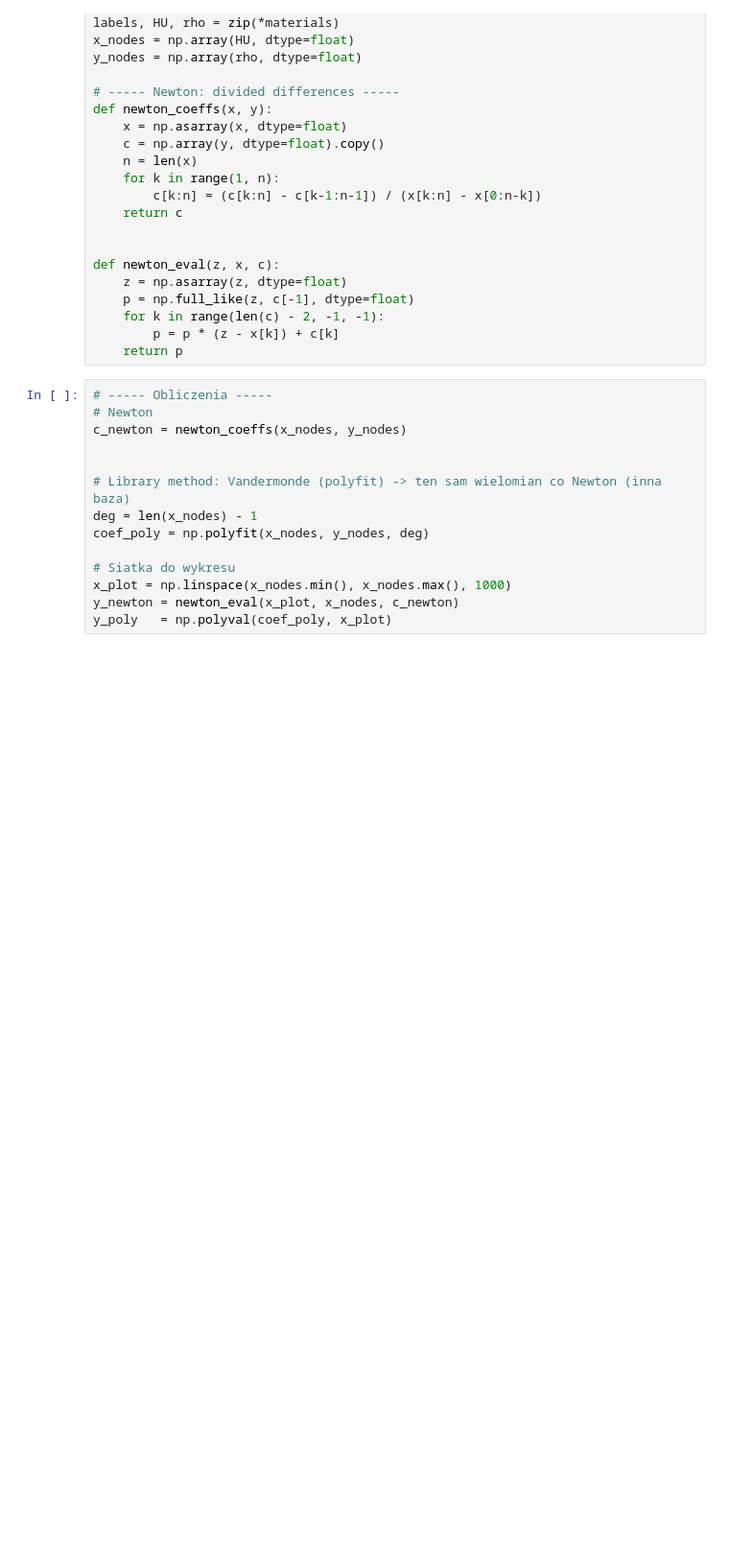
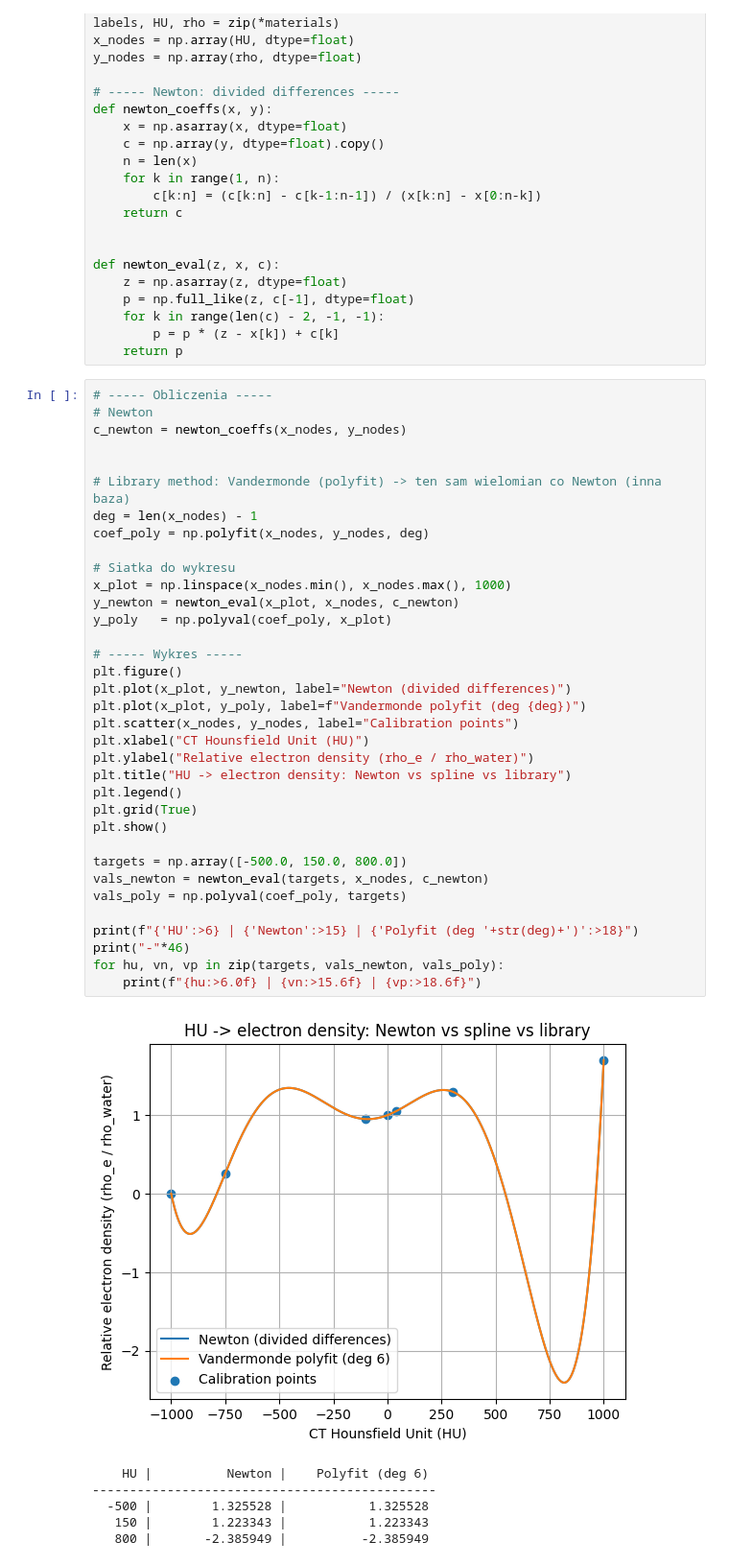
Before and after one commit to pjanowicz58/laboratoria, a Jupyter notebook: src/lab4.ipynb, the cells around one changed output. Shown: that part at 96% size. Saved outputs shown, nothing was run; the diff lists cells and outputs as text; blank space fills up the shorter version.

```diff
--- a/src/lab4.ipynb
+++ b/src/lab4.ipynb
@@ -35,14 +35,42 @@ def newton_eval(z, x, c):
 # %%
 # ----- Obliczenia -----
 # Newton
 c_newton = newton_coeffs(x_nodes, y_nodes)
 
 
 # Library method: Vandermonde (polyfit) -> ten sam wielomian co Newton (inna baza)
 deg = len(x_nodes) - 1
 coef_poly = np.polyfit(x_nodes, y_nodes, deg)
 
 # Siatka do wykresu
 x_plot = np.linspace(x_nodes.min(), x_nodes.max(), 1000)
 y_newton = newton_eval(x_plot, x_nodes, c_newton)
 y_poly   = np.polyval(coef_poly, x_plot)
+
+# ----- Wykres -----
+plt.figure()
+plt.plot(x_plot, y_newton, label="Newton (divided differences)")
+plt.plot(x_plot, y_poly, label=f"Vandermonde polyfit (deg {deg})")
+plt.scatter(x_nodes, y_nodes, label="Calibration points")
+plt.xlabel("CT Hounsfield Unit (HU)")
+plt.ylabel("Relative electron density (rho_e / rho_water)")
+plt.title("HU -> electron density: Newton vs spline vs library")
+plt.legend()
+plt.grid(True)
+plt.show()
+
+targets = np.array([-500.0, 150.0, 800.0])
+vals_newton = newton_eval(targets, x_nodes, c_newton)
+vals_poly = np.polyval(coef_poly, targets)
+
+print(f"{'HU':>6} | {'Newton':>15} | {'Polyfit (deg '+str(deg)+')':>18}")
+print("-"*46)
+for hu, vn, vp in zip(targets, vals_newton, vals_poly):
+    print(f"{hu:>6.0f} | {vn:>15.6f} | {vp:>18.6f}")
+# %% [output]
+[figure, added]
+    HU |          Newton |    Polyfit (deg 6)
+----------------------------------------------
+  -500 |        1.325528 |           1.325528
+   150 |        1.223343 |           1.223343
+   800 |       -2.385949 |          -2.385949
```
Also changed, not shown: 1 other file.
